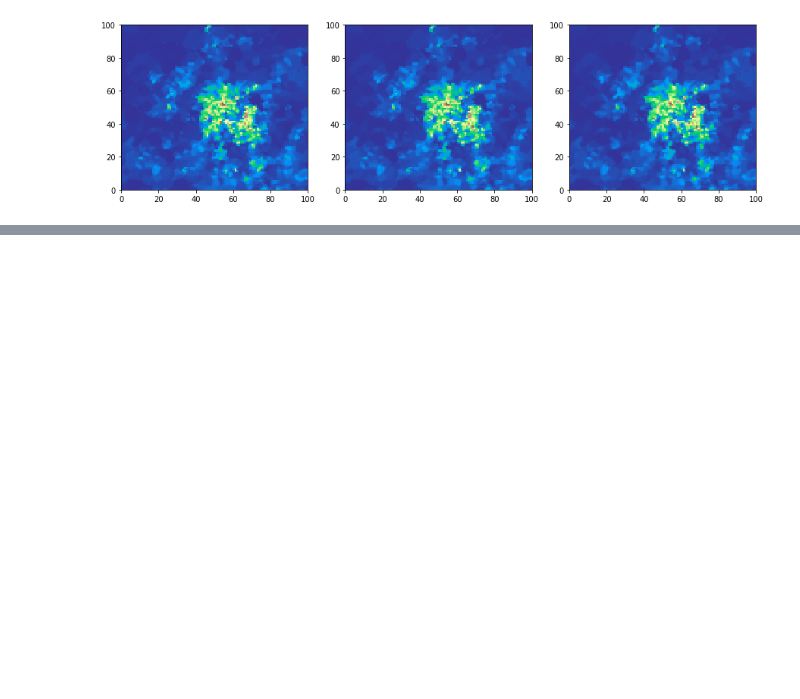
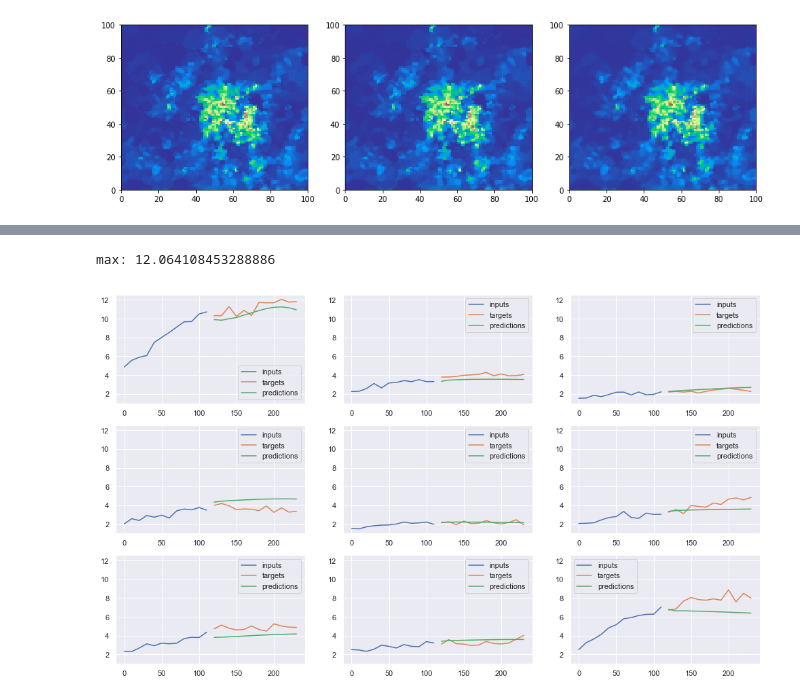
Before and after one commit to dzhv/Spatio-Temporal-mobile-traffic-forecasting, a Jupyter notebook: notebooks/prediction_analysis.ipynb, the cells around one changed output, grey strips where cells are left out. Drawn from its saved outputs; the diff is of its cells as text; code cells hidden in the pictures; blank space fills up the shorter version.

```diff
--- a/notebooks/prediction_analysis.ipynb
+++ b/notebooks/prediction_analysis.ipynb
@@ -70,0 +129,8 @@ draw_grid(targets.reshape(100, 100))
+# %%
+cells = [(47, 55), (50, 55), (55, 57),
+         (40, 50), (50, 51), (48, 50),
+         (47, 53), (55, 55), (48, 56)]
+plot_cells(inputs_3, targets_3, predictions_3, cells=cells)
+# %% [output]
+max: 12.064108453288886
+[figure, added]
```
Also changed, not shown: parts of 18 cells of this notebook.
